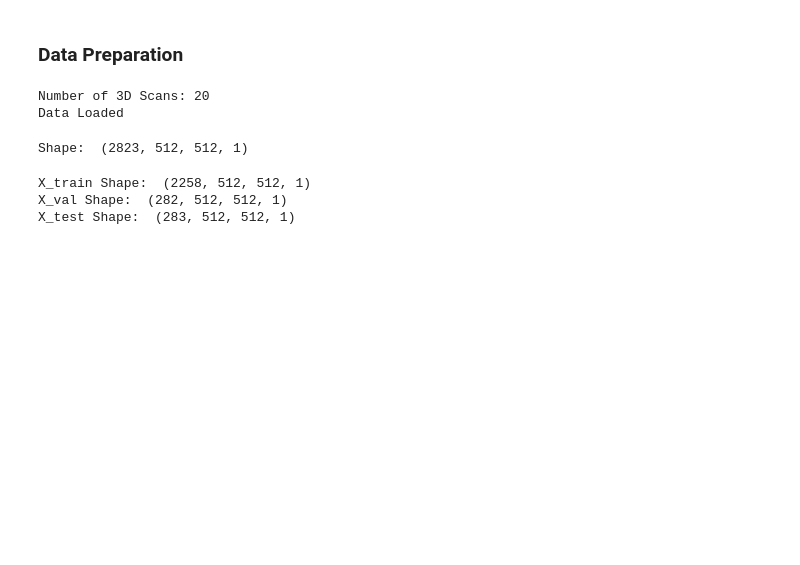
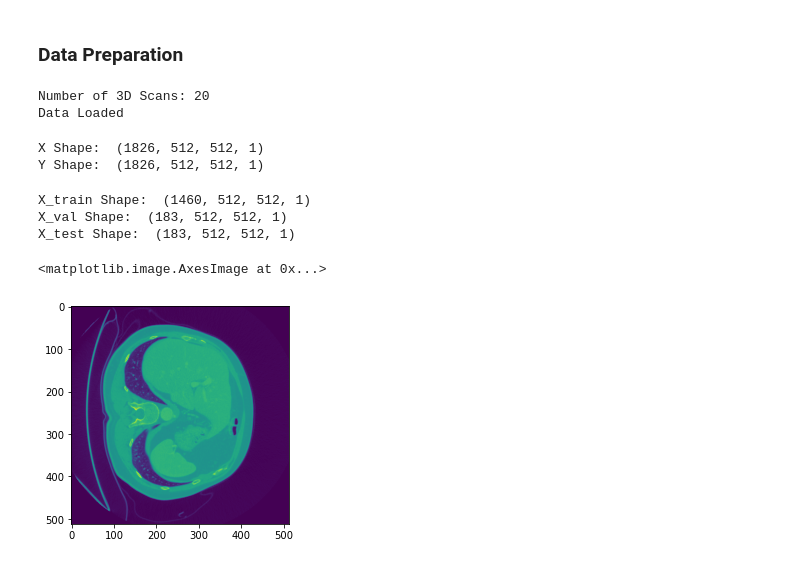
Before and after one commit to iancoghill/Deep-Learning-Practice, a Jupyter notebook: Liver-Segmentation-U-net/Liver-Segmentation.ipynb, the cells around one changed output. Cells and saved outputs as stored; diff of their text form; code cells hidden in the pictures; blank space fills up the shorter version.

```diff
--- a/Liver-Segmentation-U-net/Liver-Segmentation.ipynb
+++ b/Liver-Segmentation-U-net/Liver-Segmentation.ipynb
@@ -41,7 +42,7 @@ pathMasks = ('C:/Users/ianco/Documents/Deep Learning Datasets/LiverSegmentation/
 num_scans = len([name for name in os.listdir(pathInputs) if os.path.isfile(os.path.join(pathInputs, name))])
 print('Number of 3D Scans:', num_scans)
 
-## Import Scans
+## Import Scans (and normalise data)
 i=0
 AllSlices = []
 for path in os.listdir(pathInputs):
@@ -50,9 +51,9 @@ for path in os.listdir(pathInputs):
         LoadScan = nibabel.load(full_path)
         Scan = LoadScan.get_fdata()
         for j in range(Scan.shape[2]):
-            AllSlices.append((Scan[:,:,j] - np.min(Scan[:,:,j])) / (np.max(Scan[:,:,j]) - np.min(Scan[:,:,j])))
-
-X = np.expand_dims((AllSlices), axis=3)
+            mean = np.mean(Scan[:,:,j])
+            std = np.std(Scan[:,:,j])
+            AllSlices.append((Scan[:,:,j]-mean)/std)
 
 ## Import Masks
 i=0
@@ -64,18 +65,35 @@ for path in os.listdir(pathMasks):
         ScanM = LoadScanM.get_fdata()
         for j in range(ScanM.shape[2]):
             AllSlicesM.append(ScanM[:,:,j])
-Y = np.expand_dims((AllSlicesM), axis=3)
 
-
-del AllSlices, AllSlicesM, Scan, ScanM, LoadScan, LoadScanM
+del Scan, ScanM, LoadScan, LoadScanM
 print('Data Loaded')
 # %% [output]
 Number of 3D Scans: 20
 Data Loaded
-# %%
-print("Shape: ",X.shape)
-# %% [output]
-Shape:  (2823, 512, 512, 1)
+# %%
+##### Remove Images not Containing the Liver (remove where the 1s in the mask are <= 1% of the image)
+j = 0
+X = []
+Y = []
+imageSize = 512;
+MaskPointsThreshold = 0.01*imageSize*imageSize
+for i in range(len(AllSlicesM)):
+        if (sum(sum((AllSlicesM[i]))) > (MaskPointsThreshold)):
+            X.append(AllSlices[i])
+            Y.append(AllSlicesM[i])
+
+X = np.expand_dims((X), axis=3)
+Y = np.expand_dims((Y), axis=3)
+print("X Shape: ",X.shape)
+print("Y Shape: ",Y.shape)
+del AllSlices, AllSlicesM
+# %% [output]
+X Shape:  (1826, 512, 512, 1)
+Y Shape:  (1826, 512, 512, 1)
+# %%
+##### Shuffle Data
+X, Y = shuffle(X, Y)
 # %%
 ##### Sort Data into Train, Validation and Test Sets
 (X_train, X_TestAndVal, Y_train, Y_TestAndVal) = train_test_split(X, Y, test_size=0.20)
@@ -87,6 +105,13 @@ print("X_train Shape: ",X_train.shape)
 print("X_val Shape: ",X_val.shape)
 print("X_test Shape: ",X_test.shape)
 # %% [output]
-X_train Shape:  (2258, 512, 512, 1)
-X_val Shape:  (282, 512, 512, 1)
-X_test Shape:  (283, 512, 512, 1)
+X_train Shape:  (1460, 512, 512, 1)
+X_val Shape:  (183, 512, 512, 1)
+X_test Shape:  (183, 512, 512, 1)
+# %%
+##### Show One of the Input Images
+imageNumber = 12
+plt.imshow(np.squeeze(X_train[imageNumber, :, :], 2))
+# %% [output]
+<matplotlib.image.AxesImage at 0x...>
+[figure, added]
```
Also changed, not shown: parts of 7 cells of this notebook, 1 other file.
